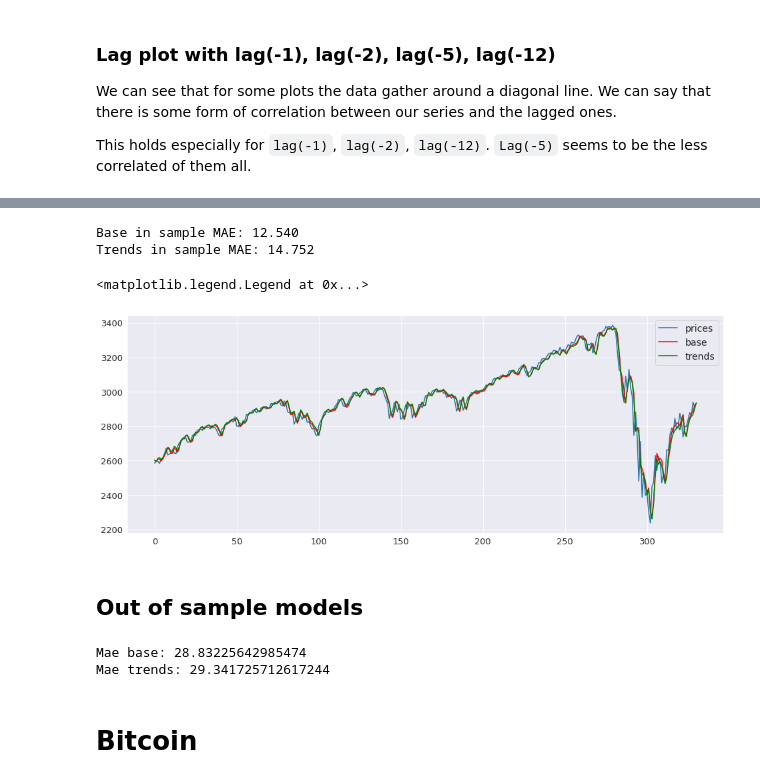
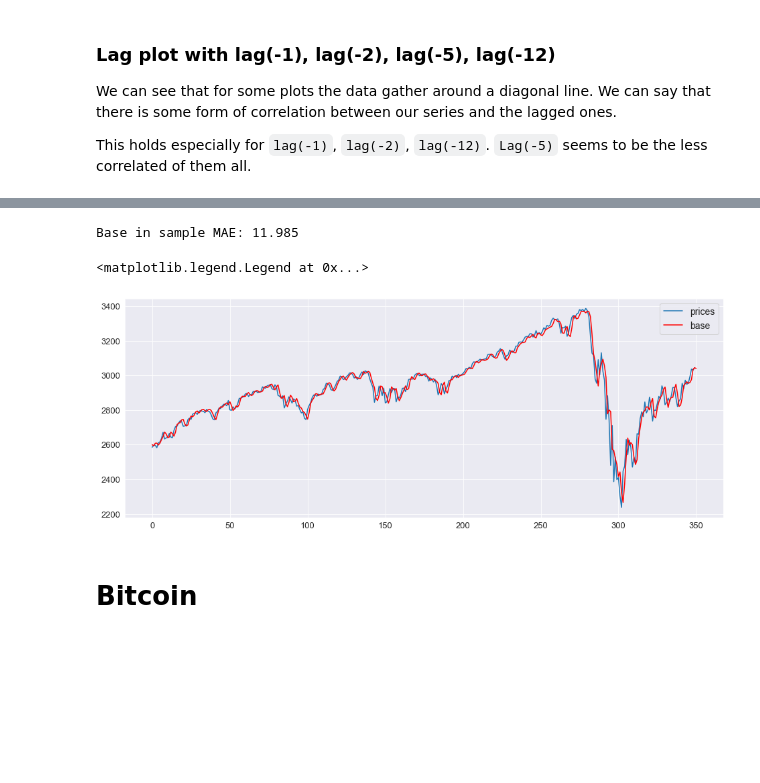
Before and after one commit to epfl-ada/ada-2020-project-milestone-p3-p3_dataurus, a Jupyter notebook: scripts/data.ipynb, the cells around one changed output, grey strips where cells are left out. Cells and saved outputs as stored; diff of their text form; code cells hidden in the pictures; blank space fills up the shorter version.

Commit message:
correct pull trends and deleted unnecessary stuff

```diff
--- a/scripts/data.ipynb
+++ b/scripts/data.ipynb
@@ -118,7 +115,7 @@ Predict data that are already seen. Feed the whole data to the models and predic
 
 ### Base in-sample model
 # %%
-base_snp = AutoReg(snp_trends.Price.values, lags=[1, 2, 3, 4, 5]).fit()
+base_snp = AutoReg(snp.Price.values, lags=[1, 2, 3, 4, 5]).fit()
 print(base_snp.summary())
 # %% [output]
                             AutoReg Model Results
@@ -162,23 +138,20 @@ AR.5            1.5538           +1.1766j            1.9490            0.1032
 # %%
 # In sample prediction for both models
-pred_base = base_snp.predict(start=5, end=len(snp_trends.Price.values))
-pred_trends = trends_snp.predict(start=5, end=len(snp_trends.Price.values), exog_oos=snp_trends.Trends.values)
+pred_base = base_snp.predict(start=5, end=len(snp.Price.values))
+# pred_trends = trends_model.predict(start=snp.index[0], end=snp.index[-1])
 
 # Compute MAE
-mae_base = mean_absolute_error(snp_trends.iloc[4:,0], pred_base)
-mae_trends = mean_absolute_error(snp_trends.iloc[4:,0], pred_trends)
+mae_base = mean_absolute_error(snp.iloc[4:,0], pred_base)
+# mae_trends = mean_absolute_error(snp.iloc[5:,0], pred_trends[5:])
 print('Base in sample MAE: %.3f' % mae_base)
-print('Trends in sample MAE: %.3f' % mae_trends)
+# print('Trends in sample MAE: %.3f' % mae_trends)
 
 # Plor in sample predictions (this is not the figure to reproduce!)
-plt.plot(snp_trends.iloc[5:, 0].values )
+plt.plot(snp.iloc[5:, 0].values )
 plt.plot(pred_base, 'red')
-plt.plot(pred_trends, 'green')
-plt.legend(['prices', 'base', 'trends'])
+# plt.plot(pred_trends[12:], 'green')
+plt.legend(['prices', 'base'])#, 'trends'])
 # %% [output]
-Base in sample MAE: 12.540
-Trends in sample MAE: 14.752
+Base in sample MAE: 11.985
 <matplotlib.legend.Legend at 0x...>
-[figure, old version]
+[figure, new version]
-# %% [markdown]
-## Out of sample models
@@ -221,11 +158,3 @@ for last_window_idx in range(snp_trends.shape[0] - window_size):  # Leaves out t
-# %%
-prices_to_pred = snp_trends.iloc[window_size:, 0]
-
-print(f'Mae base: {mean_absolute_error(prices_to_pred.values, y_base)}')
-print(f'Mae trends: {mean_absolute_error(prices_to_pred.values, y_trends)}')
-# %% [output]
-Mae base: 28.83225642985474
-Mae trends: 29.341725712617244
 # %% [markdown]
 # Bitcoin
 # %%
```
Also changed, not shown: parts of 18 cells of this notebook, 4 other files.
